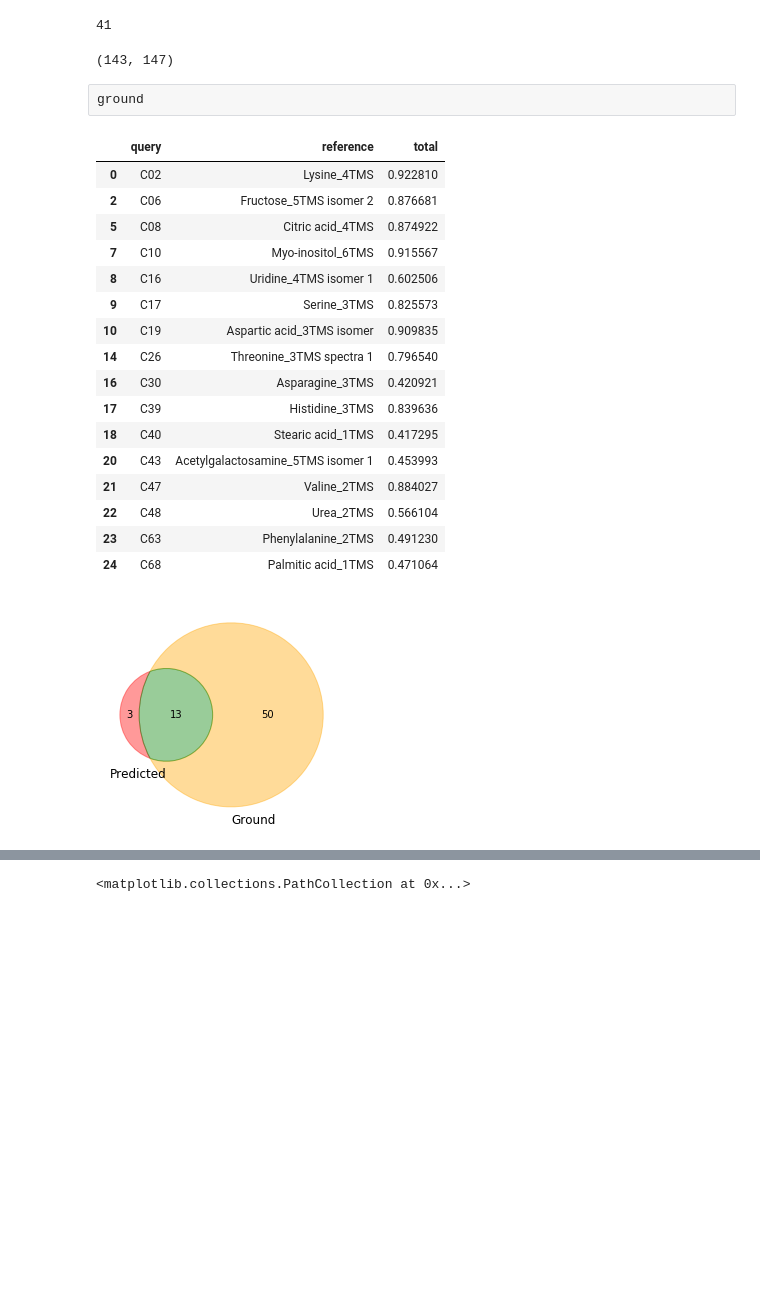
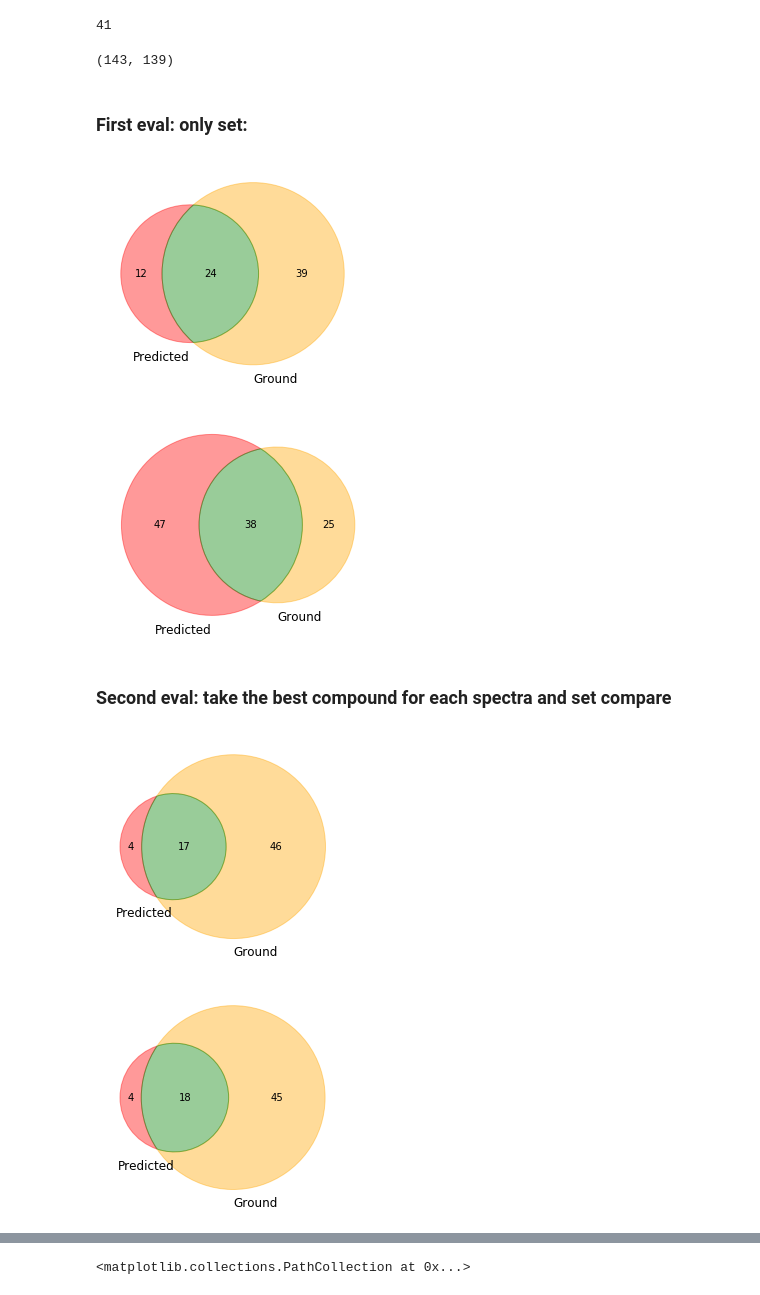
Before and after one commit to michal-stary/missing-peaks-prediction, a Jupyter notebook: real_pipeline_test/compare_histories.ipynb, the cells around one changed output, grey strips where cells are left out. Saved outputs shown, nothing was run; the diff lists cells and outputs as text; code cells hidden in the pictures; blank space fills up the shorter version.

```diff
--- a/real_pipeline_test/compare_histories.ipynb
+++ b/real_pipeline_test/compare_histories.ipynb
@@ -14,8 +14,10 @@ def venn2(*args,):
     v.get_patch_by_id('010').set_color('orange')
     v.get_patch_by_id('110').set_color('green')
 # %%
-fres1 = get_galaxy_filename('3_matchms output formatter _get-thresholded-data_ on data 129', '../data', None)
-fres2 = get_galaxy_filename('4_matchms output formatter _get-thresholded-data_ on data 148', '../data', None)
+model = "MLP .1"
+
+fres1 = get_galaxy_filename('- Original', 'tmp', None)
+fres2 = get_galaxy_filename(f'- {model}', 'tmp', None)
 
 fref = "tmp/6_KC_Confirmed_seminalplasma.csv.csv"
 
@@ -39,7 +42,7 @@ fres1
 # %%
 ref = pd.read_csv(fref)
-res1 = pd.read_csv(fres1, sep="\t", index_col=0)
-res2 = pd.read_csv(fres2, sep="\t", index_col=0)
+res1 = pd.read_csv(fres1, sep="\t")
+res2 = pd.read_csv(fres2, sep="\t")
 # %%
 len(res1.groupby("query").mean())
 # %% [output]
@@ -47,14 +50,21 @@ len(res1.groupby("query").mean())
 # %%
 len(res1), len(res2)
 # %% [output]
-(143, 147)
+(143, 139)
+# %%
+th_m = 1
+th_s = 0.1
+# %% [markdown]
+### First eval: only set:
 # %%
 ground = set(ref["Metabolite name"])
-# orig = set(res1.reference)
-# new = set(res2.reference)
+orig = set(res1.reference)
+new = set(res2.reference)
+
+orig = res1[((res1.matches > th_m) & (res1.score > th_s))].reference
+venn2((set(orig), ground))
+plt.show()
+venn2((set(new), ground))
+# %% [output]
+[figure, added]
+[figure, added]
-# %% [raw]
-ground
-# %%
-th_m = 1
-th_s = 0.4
-top_considered = 1
@@ -84,0 +71,2 @@ orig = x.reference
+# %% [markdown]
+### Second eval: take the best compound for each spectra and set compare
@@ -85,36 +77,17 @@ orig = x.reference
 # %%
-orig = res1[((res1.matches > th_m) & (res1.score > th_s))].reference
-# venn2((set(orig), ground))
-# orig
-#res1[((res1.matches > th_m) & (res1.score > th_s))].groupby(["query", "reference"])["total"].max()
-
-
 x  = res1[((res1.matches > th_m) & (res1.score > th_s))]
-x = x.reset_index()
 
 x = x.loc[x.groupby('query')['total'].idxmax(), ['query', 'reference', 'total']]
 orig = x.reference
 
+venn2((set(orig), ground))
+plt.show()
 
-venn2((set(orig), ground))
-orig
-x
+x  = res2[((res2.matches > th_m) & (res2.score > th_s))]
+
+x = x.loc[x.groupby('query')['total'].idxmax(), ['query', 'reference', 'total']]
+new = x.reference
+venn2((set(new), ground))
 # %% [output]
-|  | query | reference | total |
-| 0 | C02 | Lysine_4TMS | 0.922810 |
-| 2 | C06 | Fructose_5TMS isomer 2 | 0.876681 |
-| 5 | C08 | Citric acid_4TMS | 0.874922 |
-| 7 | C10 | Myo-inositol_6TMS | 0.915567 |
-| 8 | C16 | Uridine_4TMS isomer 1 | 0.602506 |
-| 9 | C17 | Serine_3TMS | 0.825573 |
-| 10 | C19 | Aspartic acid_3TMS isomer | 0.909835 |
-| 14 | C26 | Threonine_3TMS spectra 1 | 0.796540 |
-| 16 | C30 | Asparagine_3TMS | 0.420921 |
-| 17 | C39 | Histidine_3TMS | 0.839636 |
-| 18 | C40 | Stearic acid_1TMS | 0.417295 |
-| 20 | C43 | Acetylgalactosamine_5TMS isomer 1 | 0.453993 |
-| 21 | C47 | Valine_2TMS | 0.884027 |
-| 22 | C48 | Urea_2TMS | 0.566104 |
-| 23 | C63 | Phenylalanine_2TMS | 0.491230 |
-| 24 | C68 | Palmitic acid_1TMS | 0.471064 |
-[figure, old version]
+[figure, new version]
+[figure, added]
```
Also changed, not shown: parts of 21 cells of this notebook.
